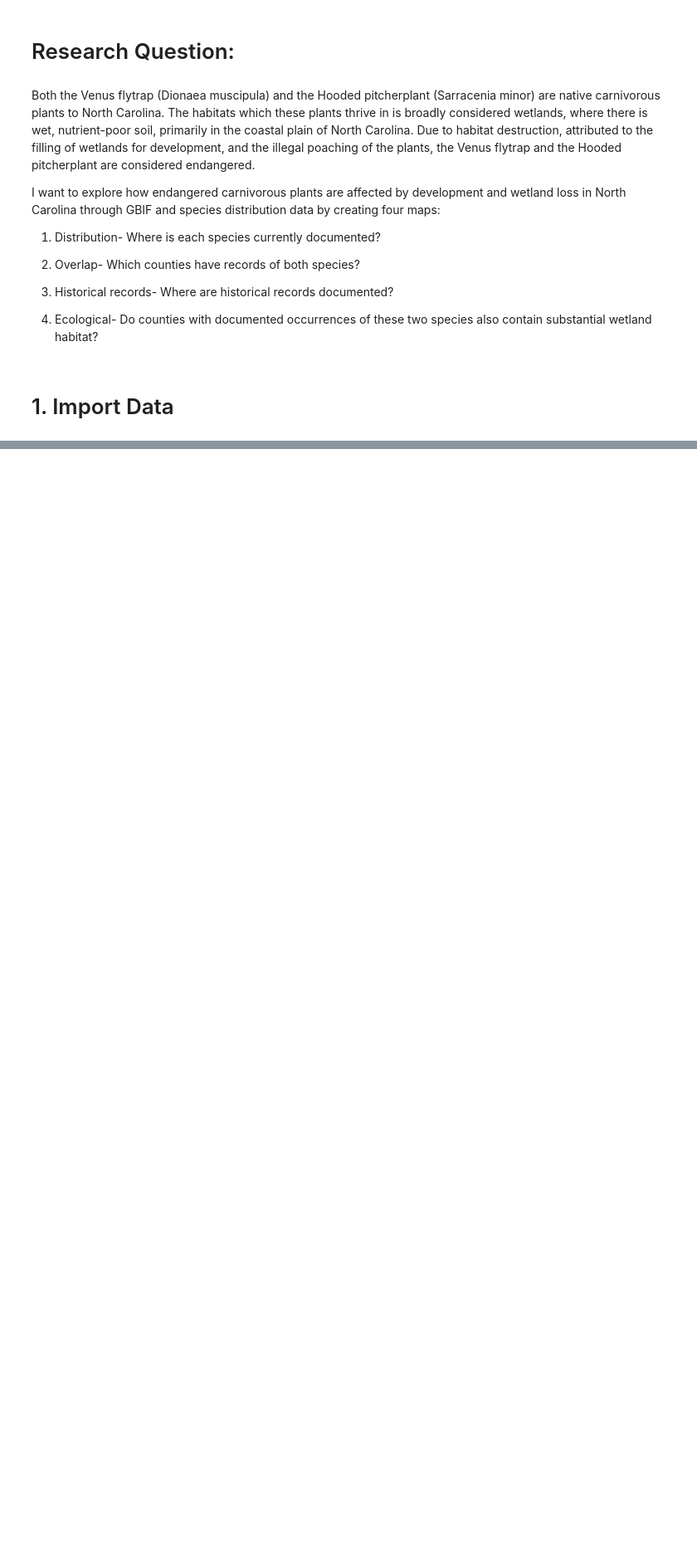
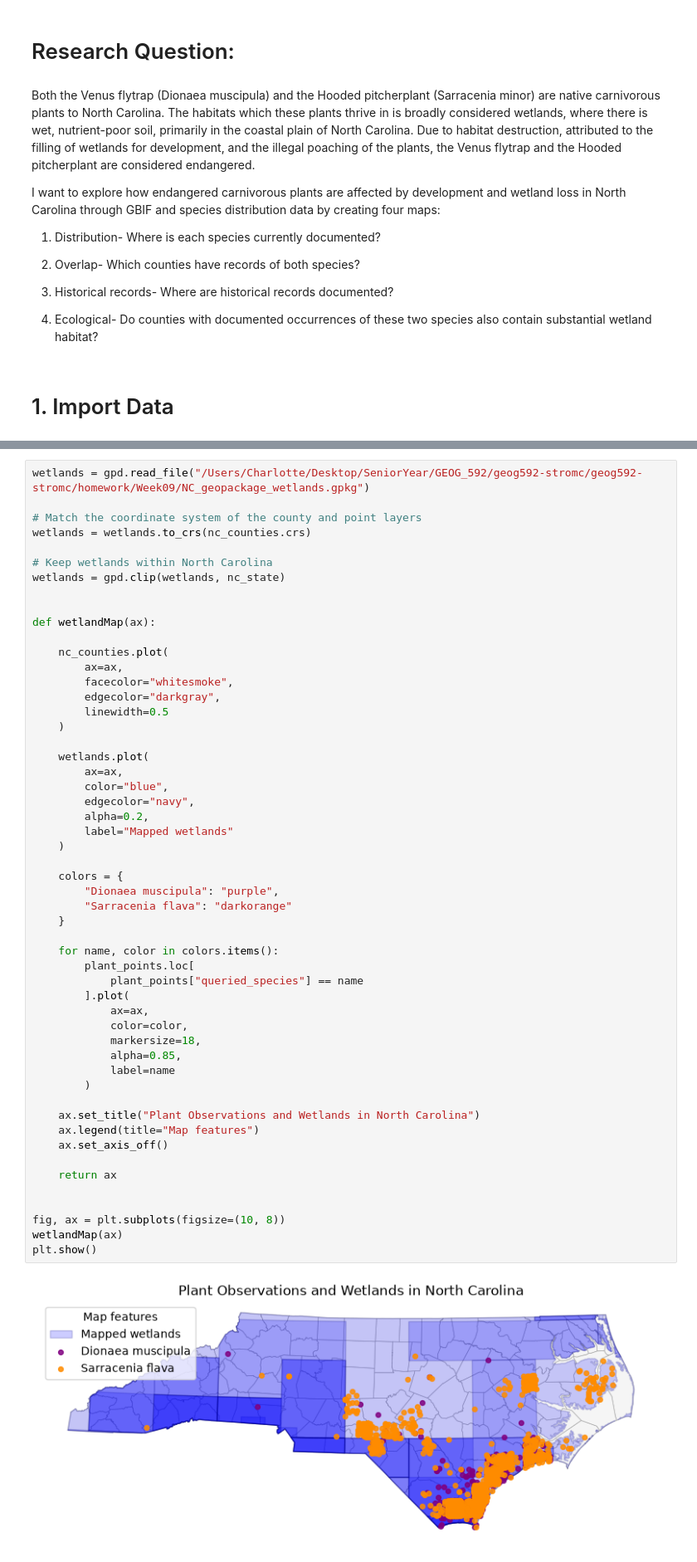
Before and after one commit to stromc485/geog592-stromc, a Jupyter notebook: homework/Week09/strom_charlotte_two_species_map.ipynb, the cells around one changed output, grey strips where cells are left out. Shown at 83% size. Saved outputs shown, nothing was run; the diff lists cells and outputs as text; blank space fills up the shorter version.

```diff
--- a/homework/Week09/strom_charlotte_two_species_map.ipynb
+++ b/homework/Week09/strom_charlotte_two_species_map.ipynb
@@ -69,0 +410,55 @@ FileNotFoundError: [Errno 2] No such file or directory: 'nhp-species-search-resu
+# %%
+wetlands = gpd.read_file("/Users/Charlotte/Desktop/SeniorYear/GEOG_592/geog592-stromc/geog592-stromc/homework/Week09/NC_geopackage_wetlands.gpkg")
+
+# Match the coordinate system of the county and point layers
+wetlands = wetlands.to_crs(nc_counties.crs)
+
+# Keep wetlands within North Carolina
+wetlands = gpd.clip(wetlands, nc_state)
+
+
+def wetlandMap(ax):
+
+    nc_counties.plot(
+        ax=ax,
+        facecolor="whitesmoke",
+        edgecolor="darkgray",
+        linewidth=0.5
+    )
+
+    wetlands.plot(
+        ax=ax,
+        color="blue",
+        edgecolor="navy",
+        alpha=0.2,
+        label="Mapped wetlands"
+    )
+
+    colors = {
+        "Dionaea muscipula": "purple",
+        "Sarracenia flava": "darkorange"
+    }
+
+    for name, color in colors.items():
+        plant_points.loc[
+            plant_points["queried_species"] == name
+        ].plot(
+            ax=ax,
+            color=color,
+            markersize=18,
+            alpha=0.85,
+            label=name
+        )
+
+    ax.set_title("Plant Observations and Wetlands in North Carolina")
+    ax.legend(title="Map features")
+    ax.set_axis_off()
+
+    return ax
+
+
+fig, ax = plt.subplots(figsize=(10, 8))
+wetlandMap(ax)
+plt.show()
+# %% [output]
+[figure, added]
```
Also changed, not shown: parts of 20 cells of this notebook, 14 other files.
